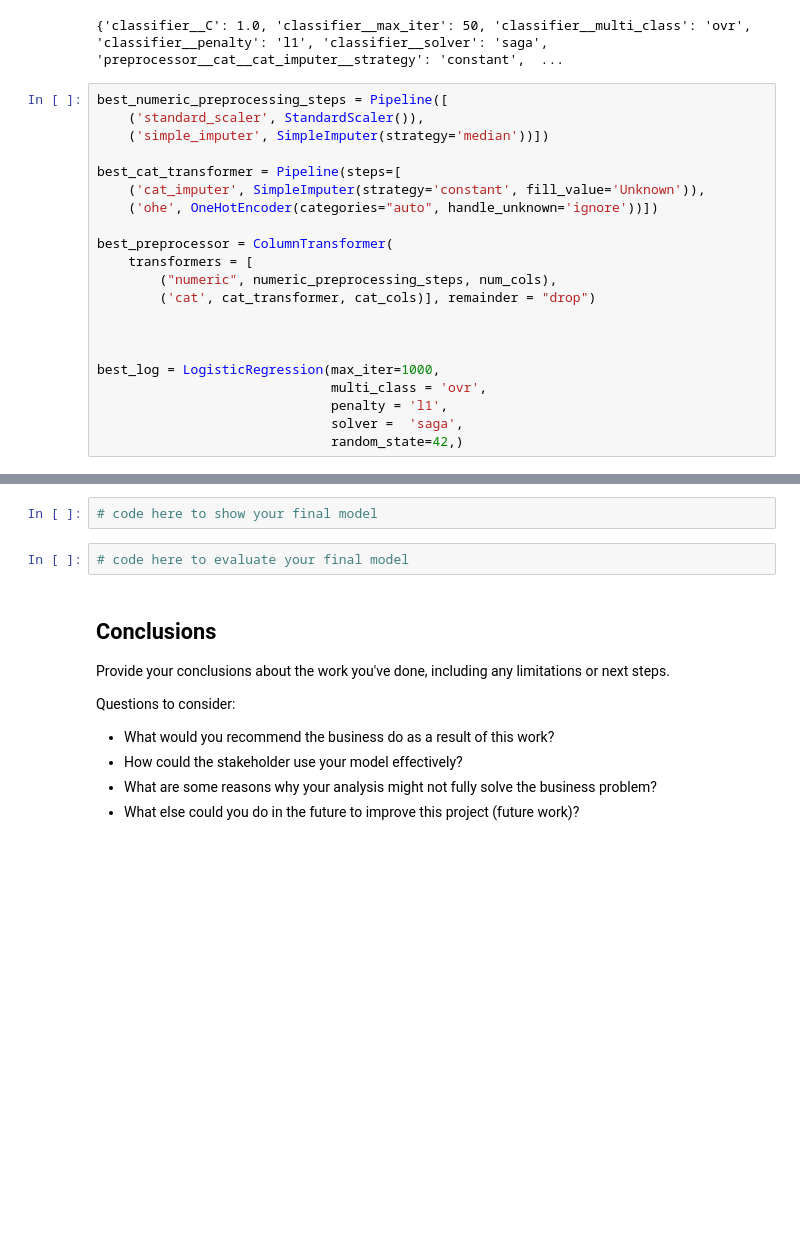
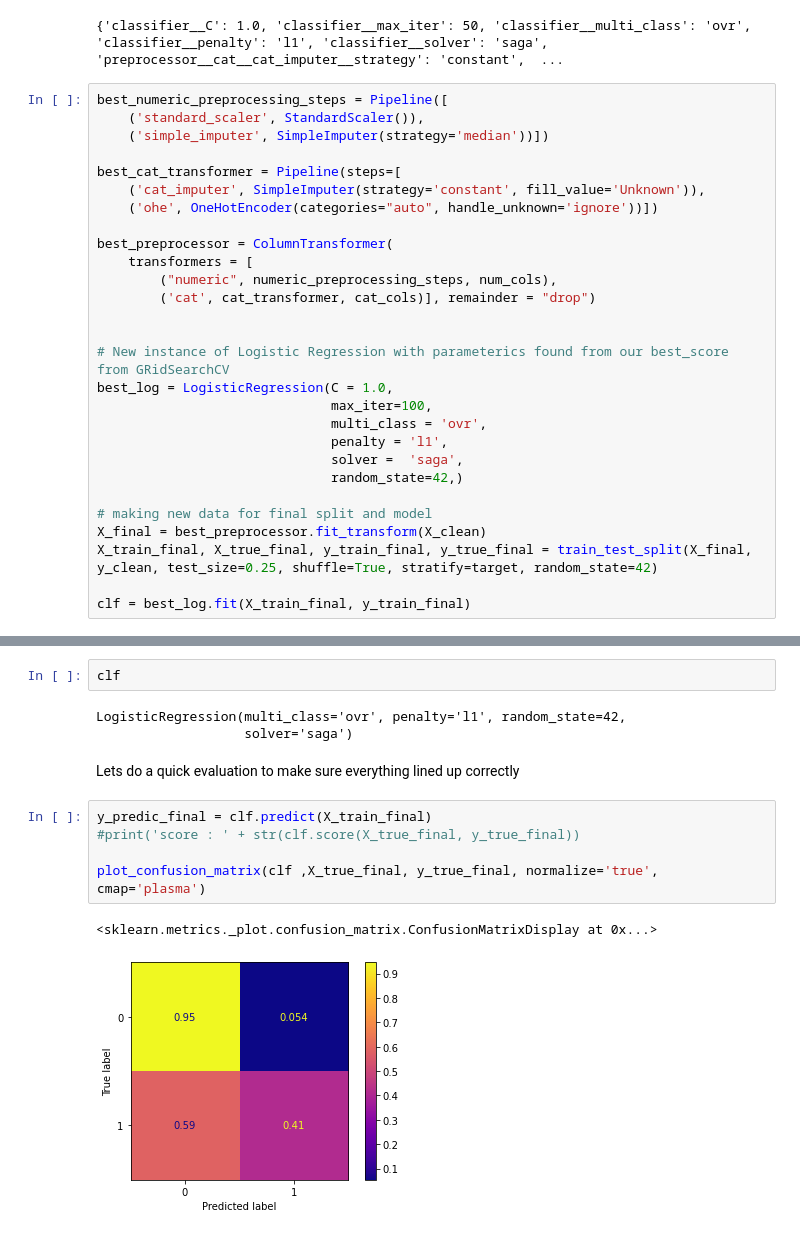
Before and after one commit to Jyve00/H1N1_Vaccine_Analysis, a Jupyter notebook: main.ipynb, the cells around one changed output, grey strips where cells are left out. Drawn from its saved outputs; the diff is of its cells as text; blank space fills up the shorter version.

```diff
--- a/main.ipynb
+++ b/main.ipynb
@@ -389,9 +388,16 @@ best_preprocessor = ColumnTransformer(
         ('cat', cat_transformer, cat_cols)], remainder = "drop")
 
 
-
-best_log = LogisticRegression(max_iter=1000,
+# New instance of Logistic Regression with parameterics found from our best_score from GRidSearchCV
+best_log = LogisticRegression(C = 1.0,
+                              max_iter=100,
                               multi_class = 'ovr',
                               penalty = 'l1',
                               solver =  'saga',
                               random_state=42,)
+
+# making new data for final split and model
+X_final = best_preprocessor.fit_transform(X_clean)
+X_train_final, X_true_final, y_train_final, y_true_final = train_test_split(X_final, y_clean, test_size=0.25, shuffle=True, stratify=target, random_state=42)
+
+clf = best_log.fit(X_train_final, y_train_final)
@@ -456,15 +404,15 @@ In the end, you'll arrive at a 'final' model - aka the one you'll use to make yo
-# %%
-# code here to show your final model
-# %%
-# code here to evaluate your final model
-# %% [markdown]
-## Conclusions
-
-Provide your conclusions about the work you've done, including any limitations or next steps.
-
-Questions to consider:
-
-- What would you recommend the business do as a result of this work?
-- How could the stakeholder use your model effectively?
-- What are some reasons why your analysis might not fully solve the business problem?
-- What else could you do in the future to improve this project (future work)?
+# %%
+clf
+# %% [output]
+LogisticRegression(multi_class='ovr', penalty='l1', random_state=42,
+                   solver='saga')
+# %% [markdown]
+Lets do a quick evaluation to make sure everything lined up correctly
+# %%
+y_predic_final = clf.predict(X_train_final)
+#print('score : ' + str(clf.score(X_true_final, y_true_final))
+
+plot_confusion_matrix(clf ,X_true_final, y_true_final, normalize='true', cmap='plasma')
+# %% [output]
+<sklearn.metrics._plot.confusion_matrix.ConfusionMatrixDisplay at 0x...>
+[figure, added]
```
Also changed, not shown: parts of 15 cells of this notebook.
